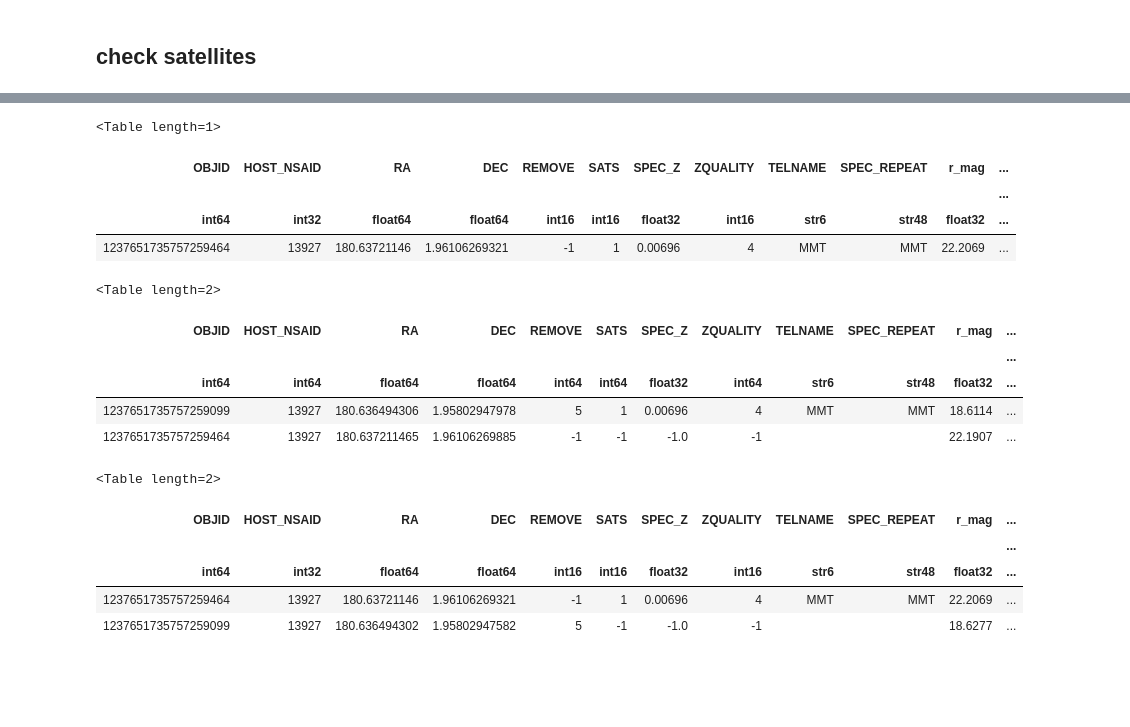
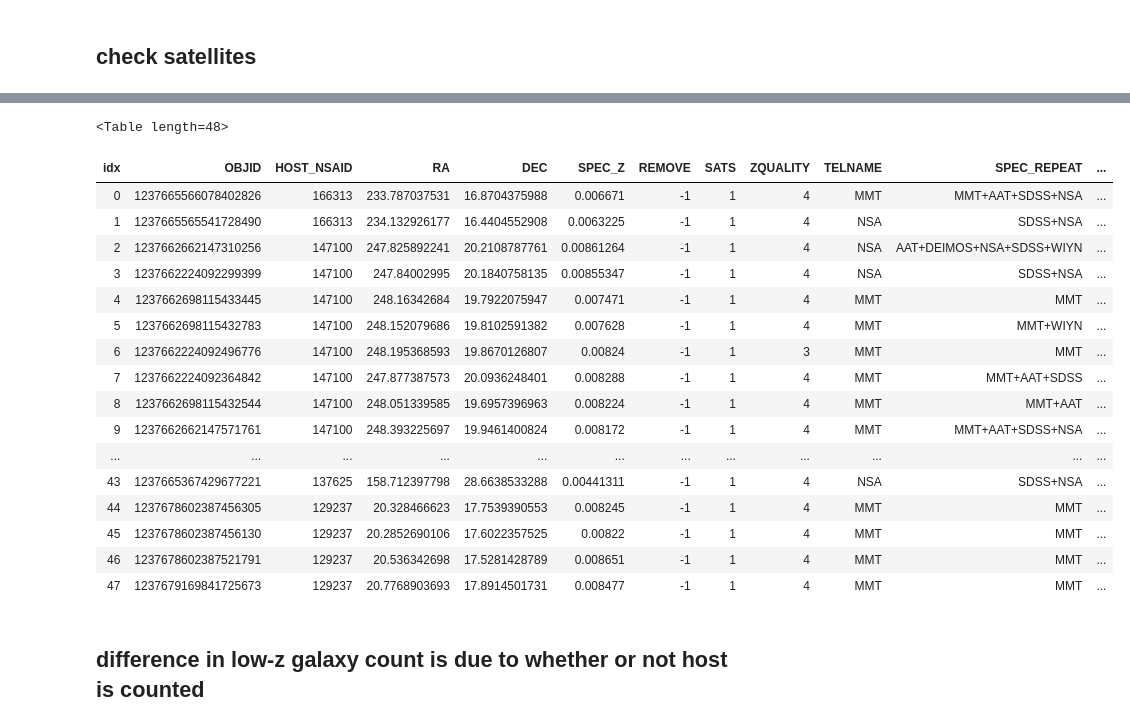
Before and after one commit to sagasurvey/examples, a Jupyter notebook: notebooks/compare base catalogs generated by new and original codes.ipynb, the cells around one changed output, grey strips where cells are left out. Saved outputs shown, nothing was run; the diff lists cells and outputs as text; code cells hidden in the pictures; blank space fills up the shorter version.

```diff
--- a/notebooks/compare base catalogs generated by new and original codes.ipynb
+++ b/notebooks/compare base catalogs generated by new and original codes.ipynb
@@ -40,6 +40,9 @@ Downloading https://docs.google.com/spreadsheets/d/1GJYuhqfKeuJr-IyyGF_NDLb_ezL6
 Downloading https://docs.google.com/spreadsheets/d/1b3k2eyFjHFDtmHce1xi6JKuj3ATOWYduTBFftx5oPp8/export?format=csv&gid=1136984451 [Done]
 Downloading https://docs.google.com/spreadsheets/d/1GJYuhqfKeuJr-IyyGF_NDLb_ezL6zBiX2aeZFHHPr_s/export?format=csv&gid=0 [Done]
 # %%
+is_sat = (C.is_sat & C.is_clean)
+is_lowz = (C.is_low_z & C.is_clean & C.has_spec)
+
 def get_counts(base_list):
     data = defaultdict(list)
 
@@ -48,8 +51,10 @@ def get_counts(base_list):
 
         data['SAGA name'].append(saga_host_catalog.id_to_name(host_id))
         data['NSAID'].append(host_id)
-        data['sat'].append((C.is_sat & C.is_clean & C.has_spec).count(t))
-        data['low_z'].append((C.is_low_z & C.is_clean & C.has_spec).count(t))
+
+        data['sat'].append(is_sat.count(t))
+        data['low_z'].append(is_lowz.count(t))
+        data['total'].append(len(t))
 
         for i in (-1, 0, 1, 2, 3, 4):
             data['zq_{}'.format(i)].append(Query('ZQUALITY=={}'.format(i)).count(t))
@@ -62,9 +67,9 @@ def get_counts(base_list):
 ## load base catalogs
 # %%
 # specify columns to load
-columns = 'OBJID HOST_NSAID RA DEC REMOVE SATS SPEC_Z ZQUALITY TELNAME SPEC_REPEAT r_mag coord'.split()
-columns.extend(get_sdss_colors()[:3])
-columns.extend(map('{}_err'.format, get_sdss_colors()[:3]))
+columns = 'OBJID HOST_NSAID RA DEC SPEC_Z REMOVE SATS ZQUALITY TELNAME SPEC_REPEAT r_mag OBJ_NSAID coord'.split()
+#columns.extend(get_sdss_colors())
+#columns.extend(map('{}_err'.format, get_sdss_colors()))
 
 cuts = C.is_galaxy & C.fibermag_r_cut
 
@@ -143,5 +151,2 @@ get_counts(catalogs_dr14)
 # %% [markdown]
 ## check satellites
-# %%
-host_idx = -3
-is_sat = (C.is_sat & C.is_clean & C.has_spec)
@@ -163,26 +153,23 @@ is_sat.filter(catalogs_dr12[host_idx])
-# %%
-is_sat.filter(catalogs_dr14[host_idx])
-# %% [output]
-<Table length=1>
-| OBJID | HOST_NSAID | RA | DEC | REMOVE | SATS | SPEC_Z | ZQUALITY | TELNAME | SPEC_REPEAT | r_mag | ... |
-|  |  |  |  |  |  |  |  |  |  |  | ... |
-| int64 | int32 | float64 | float64 | int16 | int16 | float32 | int16 | str6 | str48 | float32 | ... |
-| 1237651735757259464 | 13927 | 180.63721146 | 1.96106269321 | -1 | 1 | 0.00696 | 4 | MMT | MMT | 22.2069 | ... |
-# %%
-find_near_objid(catalogs_orig[host_idx], 1237651735757259464, 20)
-# %% [output]
-<Table length=2>
-| OBJID | HOST_NSAID | RA | DEC | REMOVE | SATS | SPEC_Z | ZQUALITY | TELNAME | SPEC_REPEAT | r_mag | ... |
-|  |  |  |  |  |  |  |  |  |  |  | ... |
-| int64 | int64 | float64 | float64 | int64 | int64 | float32 | int64 | str6 | str48 | float32 | ... |
-| 1237651735757259099 | 13927 | 180.636494306 | 1.95802947978 | 5 | 1 | 0.00696 | 4 | MMT | MMT | 18.6114 | ... |
-| 1237651735757259464 | 13927 | 180.637211465 | 1.96106269885 | -1 | -1 | -1.0 | -1 |  |  | 22.1907 | ... |
-# %%
-find_near_objid(catalogs_dr14[host_idx], 1237651735757259464, 20)
-# %% [output]
-<Table length=2>
-| OBJID | HOST_NSAID | RA | DEC | REMOVE | SATS | SPEC_Z | ZQUALITY | TELNAME | SPEC_REPEAT | r_mag | ... |
-|  |  |  |  |  |  |  |  |  |  |  | ... |
-| int64 | int32 | float64 | float64 | int16 | int16 | float32 | int16 | str6 | str48 | float32 | ... |
-| 1237651735757259464 | 13927 | 180.63721146 | 1.96106269321 | -1 | 1 | 0.00696 | 4 | MMT | MMT | 22.2069 | ... |
-| 1237651735757259099 | 13927 | 180.636494302 | 1.95802947582 | 5 | -1 | -1.0 | -1 |  |  | 18.6277 | ... |
+# %%
+vstack([is_sat.filter(t)[t.colnames[:-1]] for t in catalogs_dr14]).show_in_notebook()
+# %% [output]
+<Table length=48>
+| idx | OBJID | HOST_NSAID | RA | DEC | SPEC_Z | REMOVE | SATS | ZQUALITY | TELNAME | SPEC_REPEAT | ... |
+| 0 | 1237665566078402826 | 166313 | 233.787037531 | 16.8704375988 | 0.006671 | -1 | 1 | 4 | MMT | MMT+AAT+SDSS+NSA | ... |
+| 1 | 1237665565541728490 | 166313 | 234.132926177 | 16.4404552908 | 0.0063225 | -1 | 1 | 4 | NSA | SDSS+NSA | ... |
+| 2 | 1237662662147310256 | 147100 | 247.825892241 | 20.2108787761 | 0.00861264 | -1 | 1 | 4 | NSA | AAT+DEIMOS+NSA+SDSS+WIYN | ... |
+| 3 | 1237662224092299399 | 147100 | 247.84002995 | 20.1840758135 | 0.00855347 | -1 | 1 | 4 | NSA | SDSS+NSA | ... |
+| 4 | 1237662698115433445 | 147100 | 248.16342684 | 19.7922075947 | 0.007471 | -1 | 1 | 4 | MMT | MMT | ... |
+| 5 | 1237662698115432783 | 147100 | 248.152079686 | 19.8102591382 | 0.007628 | -1 | 1 | 4 | MMT | MMT+WIYN | ... |
+| 6 | 1237662224092496776 | 147100 | 248.195368593 | 19.8670126807 | 0.00824 | -1 | 1 | 3 | MMT | MMT | ... |
+| 7 | 1237662224092364842 | 147100 | 247.877387573 | 20.0936248401 | 0.008288 | -1 | 1 | 4 | MMT | MMT+AAT+SDSS | ... |
+| 8 | 1237662698115432544 | 147100 | 248.051339585 | 19.6957396963 | 0.008224 | -1 | 1 | 4 | MMT | MMT+AAT | ... |
+| 9 | 1237662662147571761 | 147100 | 248.393225697 | 19.9461400824 | 0.008172 | -1 | 1 | 4 | MMT | MMT+AAT+SDSS+NSA | ... |
+| ... | ... | ... | ... | ... | ... | ... | ... | ... | ... | ... | ... |
+| 43 | 1237665367429677221 | 137625 | 158.712397798 | 28.6638533288 | 0.00441311 | -1 | 1 | 4 | NSA | SDSS+NSA | ... |
+| 44 | 1237678602387456305 | 129237 | 20.328466623 | 17.7539390553 | 0.008245 | -1 | 1 | 4 | MMT | MMT | ... |
+| 45 | 1237678602387456130 | 129237 | 20.2852690106 | 17.6022357525 | 0.00822 | -1 | 1 | 4 | MMT | MMT | ... |
+| 46 | 1237678602387521791 | 129237 | 20.536342698 | 17.5281428789 | 0.008651 | -1 | 1 | 4 | MMT | MMT | ... |
+| 47 | 1237679169841725673 | 129237 | 20.7768903693 | 17.8914501731 | 0.008477 | -1 | 1 | 4 | MMT | MMT | ... |
+# %% [markdown]
+## difference in low-z galaxy count is due to whether or not host is counted
```
Also changed, not shown: parts of 11 cells of this notebook, 1 other file.
